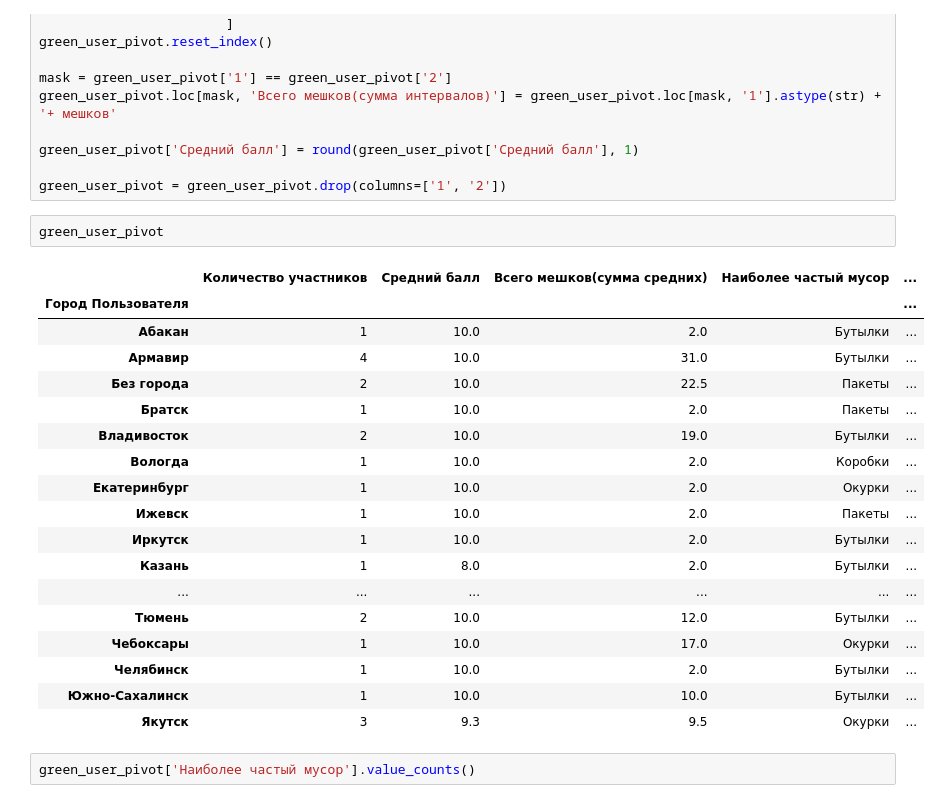
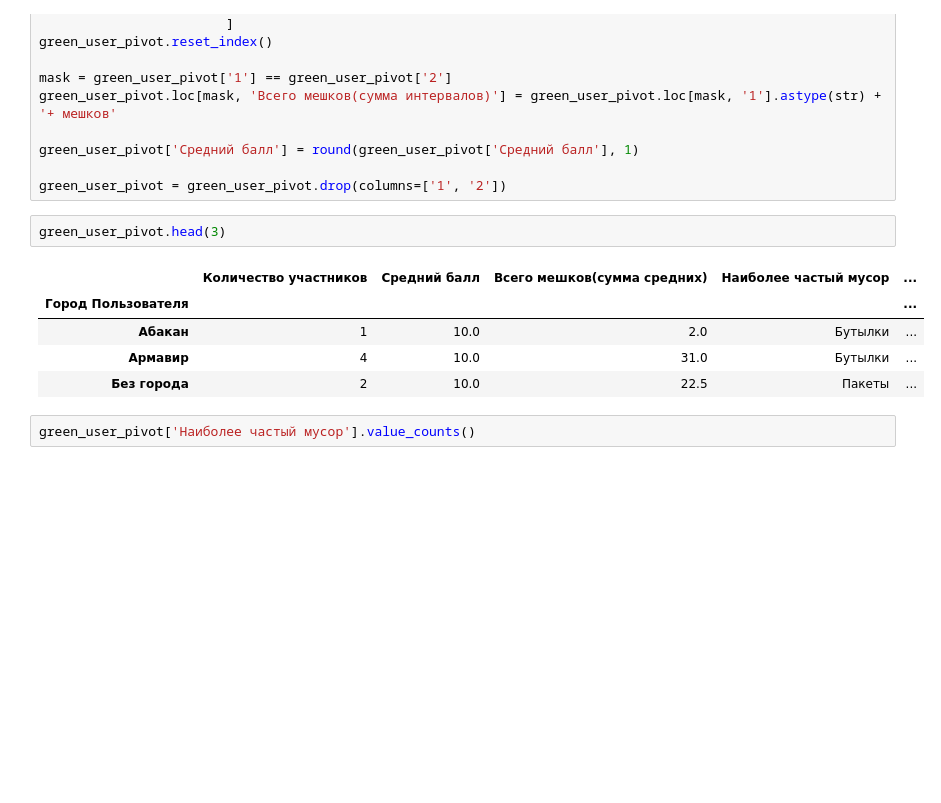
Before and after one commit to MaximZhambalov/Hackatone_10_2024_SF, a Jupyter notebook: 3_adjusting.ipynb, the cells around one changed output. Cells and saved outputs as stored; diff of their text form; blank space fills up the shorter version.

```diff
--- a/3_adjusting.ipynb
+++ b/3_adjusting.ipynb
@@ -498,26 +543,13 @@ green_user_pivot['Средний балл'] = round(green_user_pivot['Средн
 
 green_user_pivot = green_user_pivot.drop(columns=['1', '2'])
 # %%
-green_user_pivot
+green_user_pivot.head(3)
 # %% [output]
 |  | Количество участников | Средний балл | Всего мешков(сумма средних) | Наиболее частый мусор | ... |
 | Город Пользователя |  |  |  |  | ... |
 | Абакан | 1 | 10.0 | 2.0 | Бутылки | ... |
 | Армавир | 4 | 10.0 | 31.0 | Бутылки | ... |
 | Без города | 2 | 10.0 | 22.5 | Пакеты | ... |
-| Братск | 1 | 10.0 | 2.0 | Пакеты | ... |
-| Владивосток | 2 | 10.0 | 19.0 | Бутылки | ... |
-| Вологда | 1 | 10.0 | 2.0 | Коробки | ... |
-| Екатеринбург | 1 | 10.0 | 2.0 | Окурки | ... |
-| Ижевск | 1 | 10.0 | 2.0 | Пакеты | ... |
-| Иркутск | 1 | 10.0 | 2.0 | Бутылки | ... |
-| Казань | 1 | 8.0 | 2.0 | Бутылки | ... |
-| ... | ... | ... | ... | ... | ... |
-| Тюмень | 2 | 10.0 | 12.0 | Бутылки | ... |
-| Чебоксары | 1 | 10.0 | 17.0 | Окурки | ... |
-| Челябинск | 1 | 10.0 | 2.0 | Бутылки | ... |
-| Южно-Сахалинск | 1 | 10.0 | 10.0 | Бутылки | ... |
-| Якутск | 3 | 9.3 | 9.5 | Окурки | ... |
 # %%
 green_user_pivot['Наиболее частый мусор'].value_counts()
 # %% [output]
```
Also changed, not shown: parts of 29 cells of this notebook, 2 other files.
